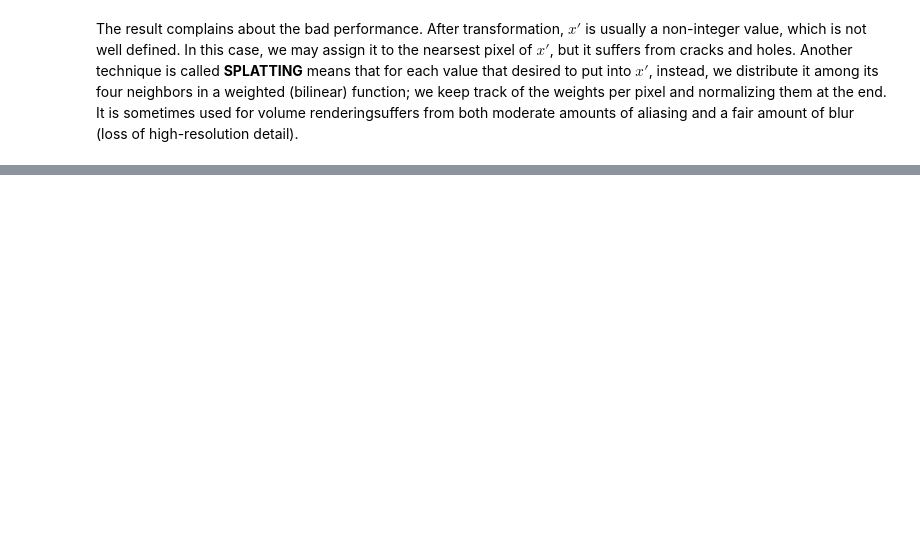
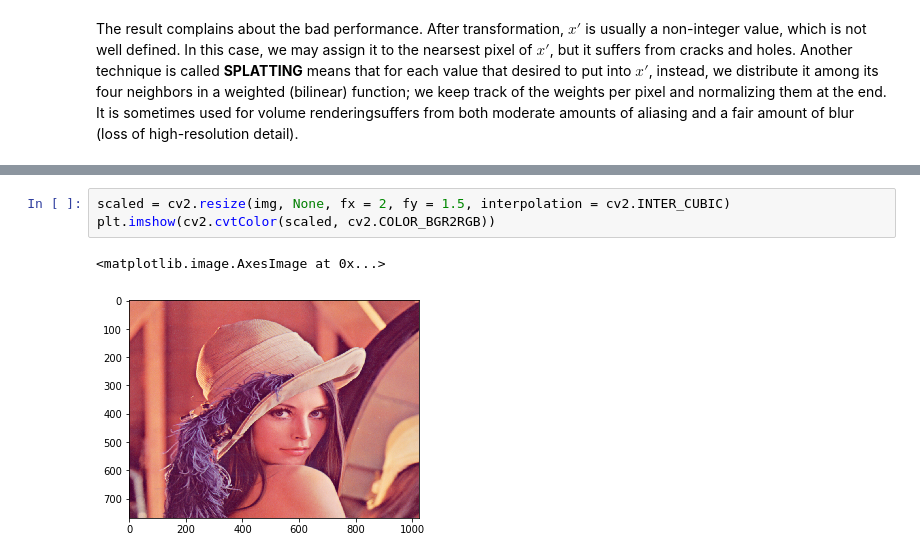
Before and after one commit to Misa-XU/jupyter, a Jupyter notebook: CV/2. Image Transformation.ipynb, the cells around one changed output, grey strips where cells are left out. Drawn from its saved outputs; the diff is of its cells as text; blank space fills up the shorter version.

```diff
--- a/CV/2. Image Transformation.ipynb
+++ b/CV/2. Image Transformation.ipynb
@@ -227,0 +243,6 @@ The result complains about the bad performance. After transformation, $x'$ is us
+# %%
+scaled = cv2.resize(img, None, fx = 2, fy = 1.5, interpolation = cv2.INTER_CUBIC)
+plt.imshow(cv2.cvtColor(scaled, cv2.COLOR_BGR2RGB))
+# %% [output]
+<matplotlib.image.AxesImage at 0x...>
+[figure, added]
```
Also changed, not shown: parts of 13 cells of this notebook, 3 other files.
